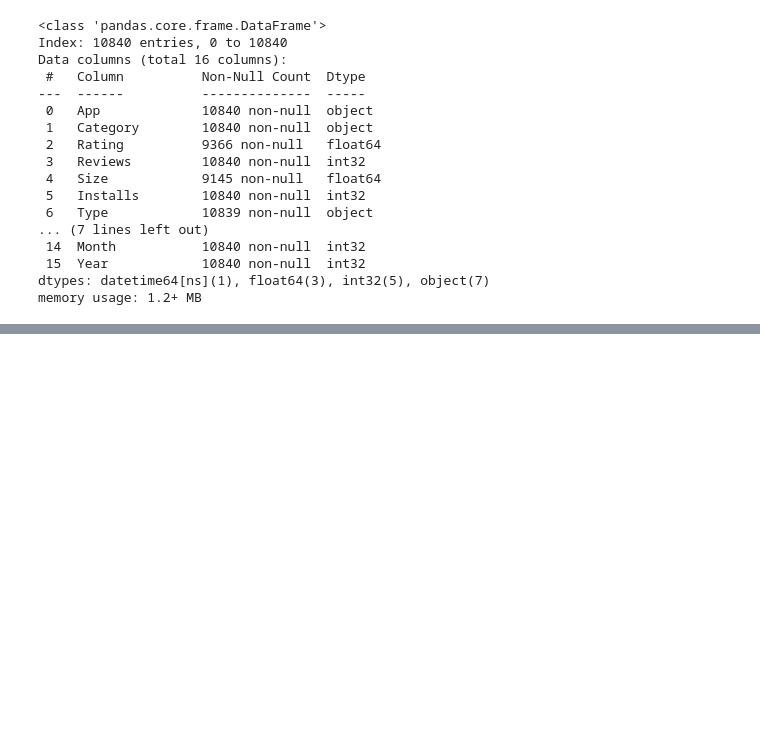
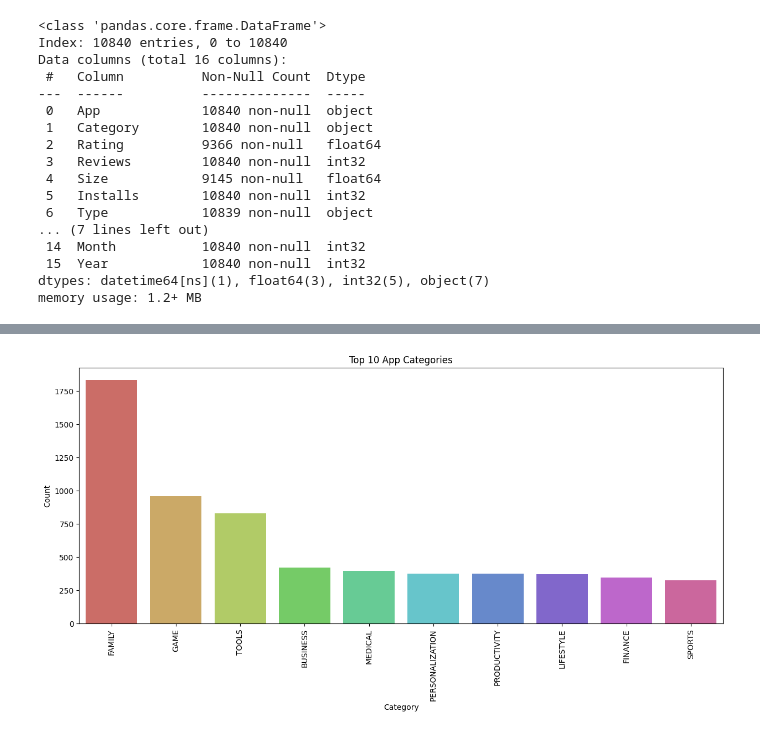
Before and after one commit to ChandulaSenevirathna/Exploratory-data-analysis-EDA-Python, a Jupyter notebook: google_play_store_dataset/play_store_EDA.ipynb, the cells around one changed output, grey strips where cells are left out. Drawn from its saved outputs; the diff is of its cells as text; code cells hidden in the pictures; blank space fills up the shorter version.

```diff
--- a/google_play_store_dataset/play_store_EDA.ipynb
+++ b/google_play_store_dataset/play_store_EDA.ipynb
@@ -312,0 +415,5 @@ df_copy.to_csv("Data_Cleaned/play_store_cleaned.csv")
+# %%
+## Top 10 App Categories
+category = pd.DataFrame(df_copy['Category'].value_counts())        #Dataframe of apps on the basis of category
+category.reset_index(inplace=True)
+category.rename(columns = {'count':'Count'},inplace=True)
@@ -312,0 +440,12 @@ df_copy.to_csv("Data_Cleaned/play_store_cleaned.csv")
+# %%
+## top 10 app
+
+plt.figure(figsize=(15, 6))
+sns.barplot(x='Category', y='Count', hue='Category', data=category[:10], palette='hls', legend=False)
+plt.title('Top 10 App Categories')
+plt.xticks(rotation=90)
+plt.xlabel('Category')
+plt.ylabel('Count')
+plt.show()
+# %% [output]
+[figure, added]
```
Also changed, not shown: parts of 19 cells of this notebook.
